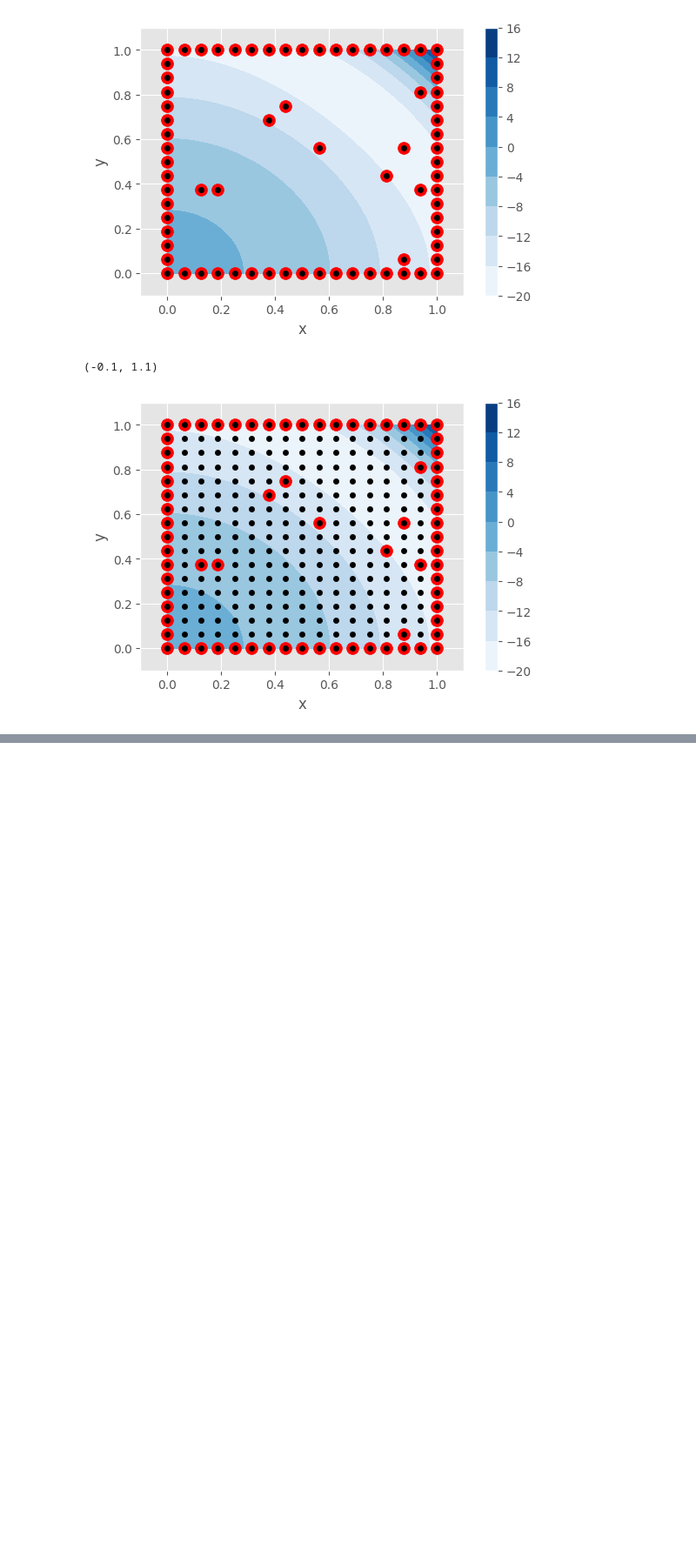
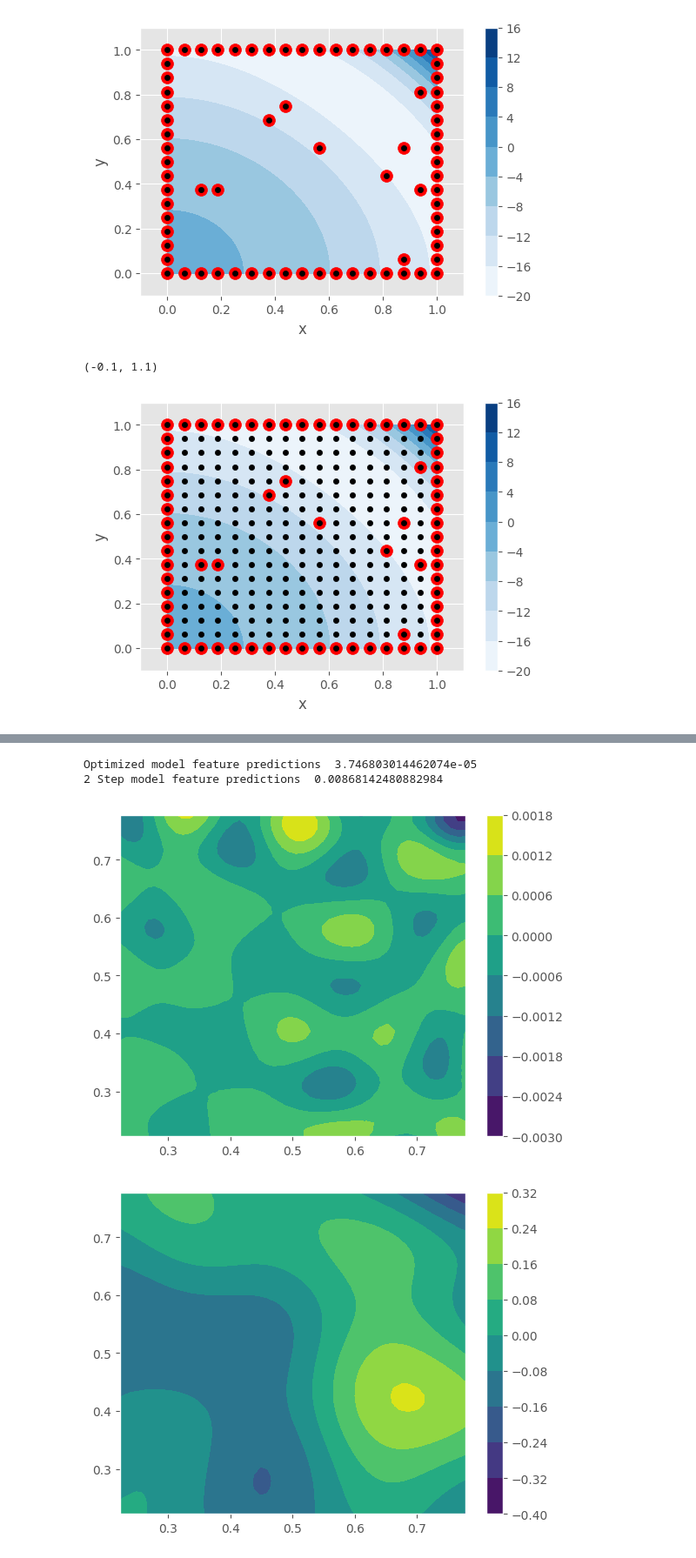
Before and after one commit to TADSGroup/kernelequationlearning, a Jupyter notebook: alex_work/DarcyExample2.ipynb, the cells around one changed output, grey strips where cells are left out. Shown at 87% size. Saved outputs shown, nothing was run; the diff lists cells and outputs as text; code cells hidden in the pictures; blank space fills up the shorter version.

```diff
--- a/alex_work/DarcyExample2.ipynb
+++ b/alex_work/DarcyExample2.ipynb
@@ -40,7 +40,7 @@ def rhs(x1,x2):
     return -jnp.trace(jnp.array(div(x1,x2)))
 
 def eval_rhs(pairs):
-    return np.array(vmap(lambda t: rhs(t[0], t[1]))(pairs))
+    return jnp.array(vmap(lambda t: rhs(t[0], t[1]))(pairs))
 # %%
 def build_xy_grid(x_range,y_range,num_grid_x,num_grid_y):
     full_x_grid = jnp.linspace(x_range[0],x_range[1],num_grid_x)
@@ -369,6 +390,6 @@ plt.show()
 # %%
 num_fine_grid = 50
-x_fine,y_fine = np.meshgrid(np.linspace(0,1,num_fine_grid+4)[2:-2],np.linspace(0,1,num_fine_grid+4)[2:-2])
+x_fine,y_fine = np.meshgrid(np.linspace(0.2,0.8,num_fine_grid+4)[2:-2],np.linspace(0.2,0.8,num_fine_grid+4)[2:-2])
 xy_fine_int = np.vstack([x_fine.flatten(),y_fine.flatten()]).T
 
 u_true_interior = u_true_function(xy_fine_int[:,0],xy_fine_int[:,1])
@@ -398,10 +419,23 @@ init_fine_features = jnp.hstack([xy_fine_int,grid_features_u])
 P_preds_init_model_features_init = P_model.kernel_function(init_fine_features,init_P_features)@P_params_naive
 # %%
 def get_nrmse(true,pred):
-    return jnp.mean((true-pred)**2)/jnp.mean(true**2)
+    return jnp.sqrt(jnp.mean((true-pred)**2)/jnp.mean(true**2))
 
-print("Optimized model feature predictions ",get_nrmse(1,P_preds_model_features))
-print("Naive init model feature predictions ",get_nrmse(1,P_preds_init_model_features_init))
+print("Optimized model feature predictions ",get_nrmse(eval_rhs(xy_fine_int),P_preds_model_features))
+print("2 Step model feature predictions ",get_nrmse(eval_rhs(xy_fine_int),P_preds_init_model_features_init))
+# %% [output]
+Optimized model feature predictions  3.746803014462074e-05
+2 Step model feature predictions  0.00868142480882984
+# %%
+plt.tricontourf(xy_fine_int[:,0],xy_fine_int[:,1],eval_rhs(xy_fine_int)-P_preds_model_features)
+plt.colorbar()
+plt.show()
+plt.tricontourf(xy_fine_int[:,0],xy_fine_int[:,1],eval_rhs(xy_fine_int)-P_preds_init_model_features_init)
+plt.colorbar()
+plt.show()
+# %% [output]
+[figure, added]
+[figure, added]
 # %%
 sigma_perm = 0.3
 def g_perm(x1,x2):
```
Also changed, not shown: parts of 5 cells of this notebook.
